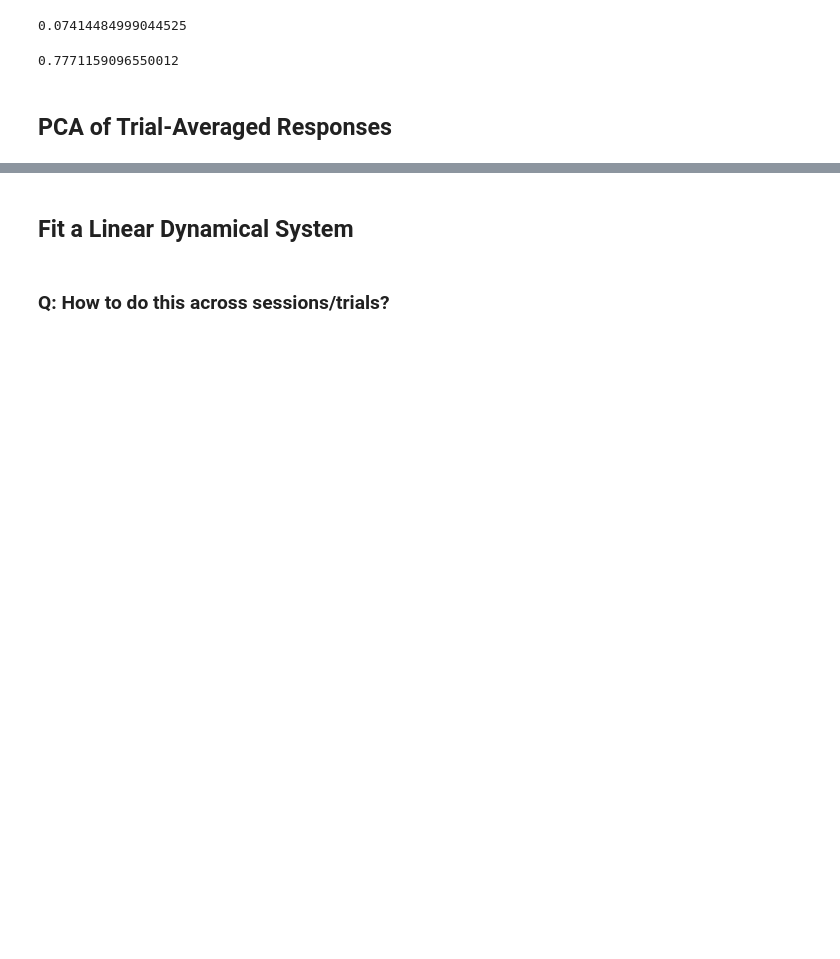
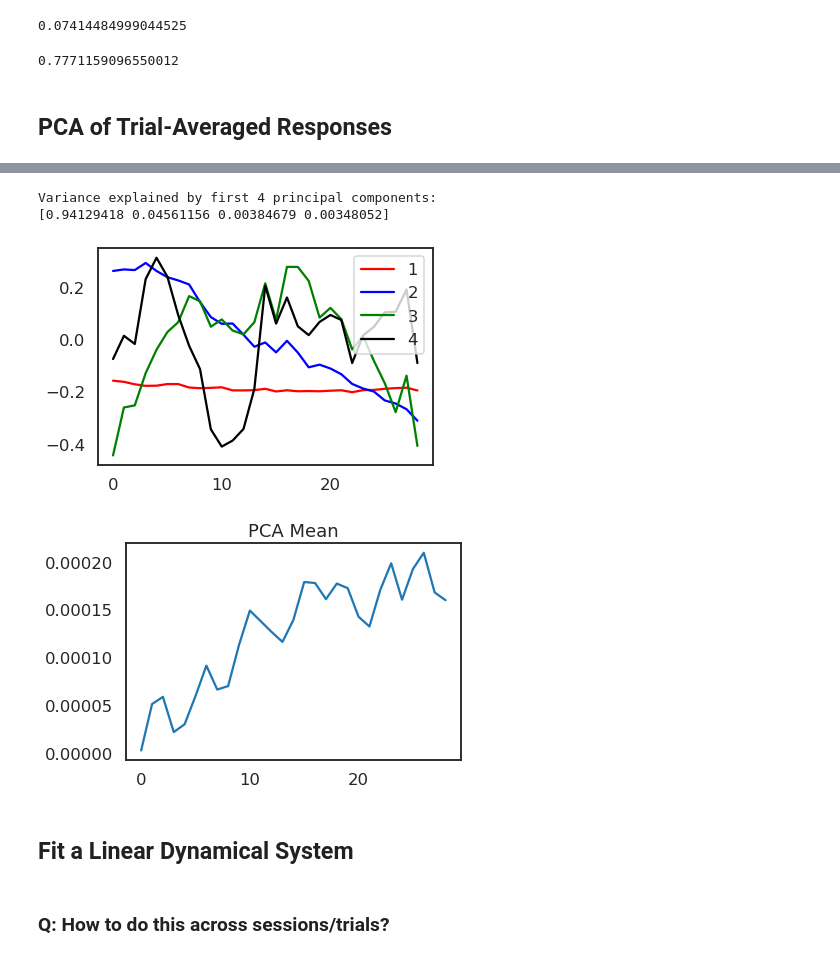
Before and after one commit to chingf/glm-hmm, a Jupyter notebook: 2019-09-18-initial-explorations.ipynb, the cells around one changed output, grey strips where cells are left out. Saved outputs shown, nothing was run; the diff lists cells and outputs as text; code cells hidden in the pictures; blank space fills up the shorter version.

```diff
--- a/2019-09-18-initial-explorations.ipynb
+++ b/2019-09-18-initial-explorations.ipynb
@@ -186,3 +194,39 @@ plt.legend()
+# %%
+delay_period = testsession.get_delay_period()
+delay_activity = []
+neural_activity = testsession.neural['neural']
+min_delay_size = np.min([x[1]-x[0] for x in delay_period])
+for trial in range(delay_period.shape[0]):
+    start = delay_period[trial,:][0]
+    delay_activity.append(
+        neural_activity[trial, start:start+min_delay_size,:]
+    )
+# %%
+## PCA of Trial-Averaged Responses
+trial_avgd_delay = np.mean(delay_activity, axis=0) # time x component
+
+pca = PCA()
+pca.fit(trial_avgd_delay.T)
+print("Variance explained by first 4 principal components:")
+print(pca.explained_variance_ratio_[:4])
+
+colors = ['r', 'b', 'g', 'k']
+for i in range(len(colors)):
+    plt.plot(
+        pca.components_[i,:],
+        label=str(i+1), color=colors[i]
+        )
+plt.legend()
+
+plt.figure()
+plt.plot(pca.mean_)
+plt.title("PCA Mean")
+plt.show()
+# %% [output]
+Variance explained by first 4 principal components:
+[0.94129418 0.04561156 0.00384679 0.00348052]
+[figure, added]
+[figure, added]
 # %% [markdown]
 ## Fit a Linear Dynamical System
 # %% [markdown]
```
Also changed, not shown: parts of 4 cells of this notebook, 3 other files.
